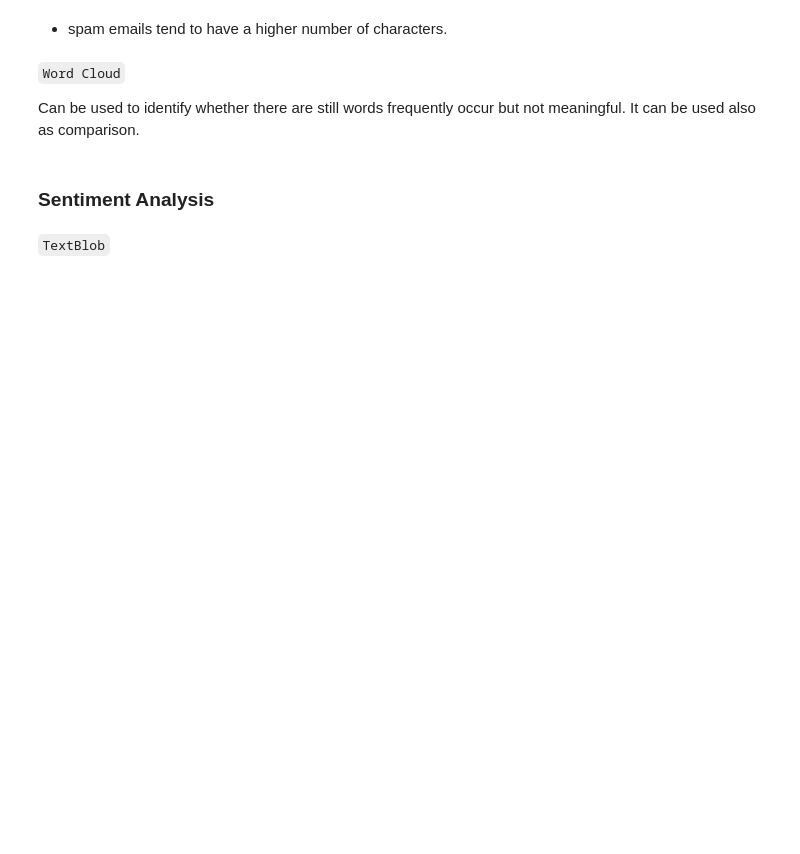
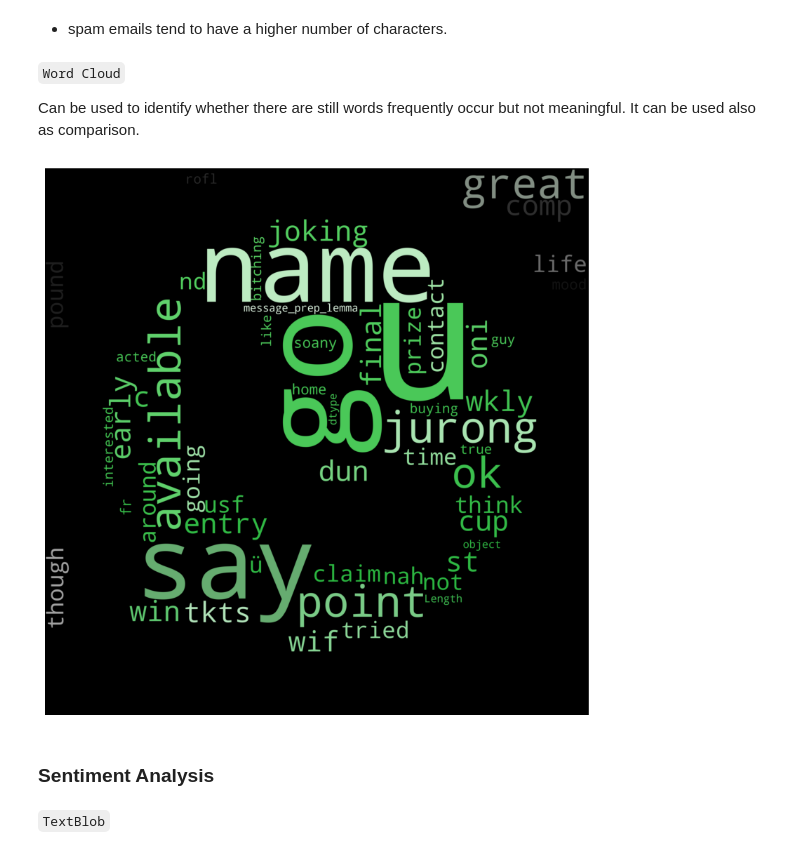
Before and after one commit to fikigayo/Bootcamp-Purwadhika, a Jupyter notebook: modul-3/m3_s20_textmining_blank.ipynb, the cells around one changed output. Saved outputs shown, nothing was run; the diff lists cells and outputs as text; code cells hidden in the pictures; blank space fills up the shorter version.

```diff
--- a/modul-3/m3_s20_textmining_blank.ipynb
+++ b/modul-3/m3_s20_textmining_blank.ipynb
@@ -308,3 +514,22 @@ Can be used to identify whether there are still words frequently occur but not m
+# %%
+Mask = np.array(Image.open('../asset/whatsapp-logo.png'))
+
+wordcloud = WordCloud(
+    stopwords=english_stopwords,
+    mask=Mask,
+    background_color='black',
+    height=1500,
+    width=1500
+).generate(str(df_sms ['message_prep_lemma'] ) )
+
+image_color = ImageColorGenerator(Mask)
+
+plt.figure(figsize=(10,20))
+plt.imshow(wordcloud.recolor(color_func=image_color), interpolation='hamming')
+plt.axis('off')
+plt.show()
+# %% [output]
+[figure, added]
 # %% [markdown]
 ### **Sentiment Analysis**
 # %% [markdown]
```
Also changed, not shown: parts of 42 cells of this notebook, 3 other files.
